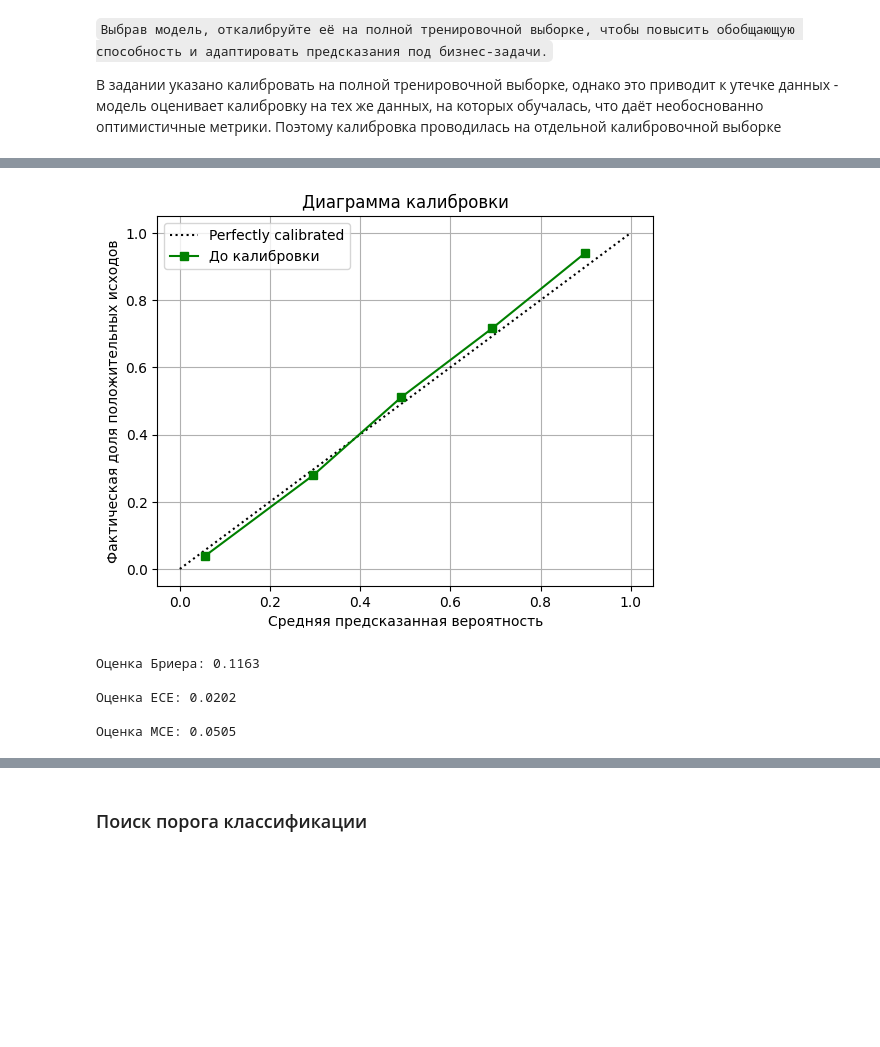
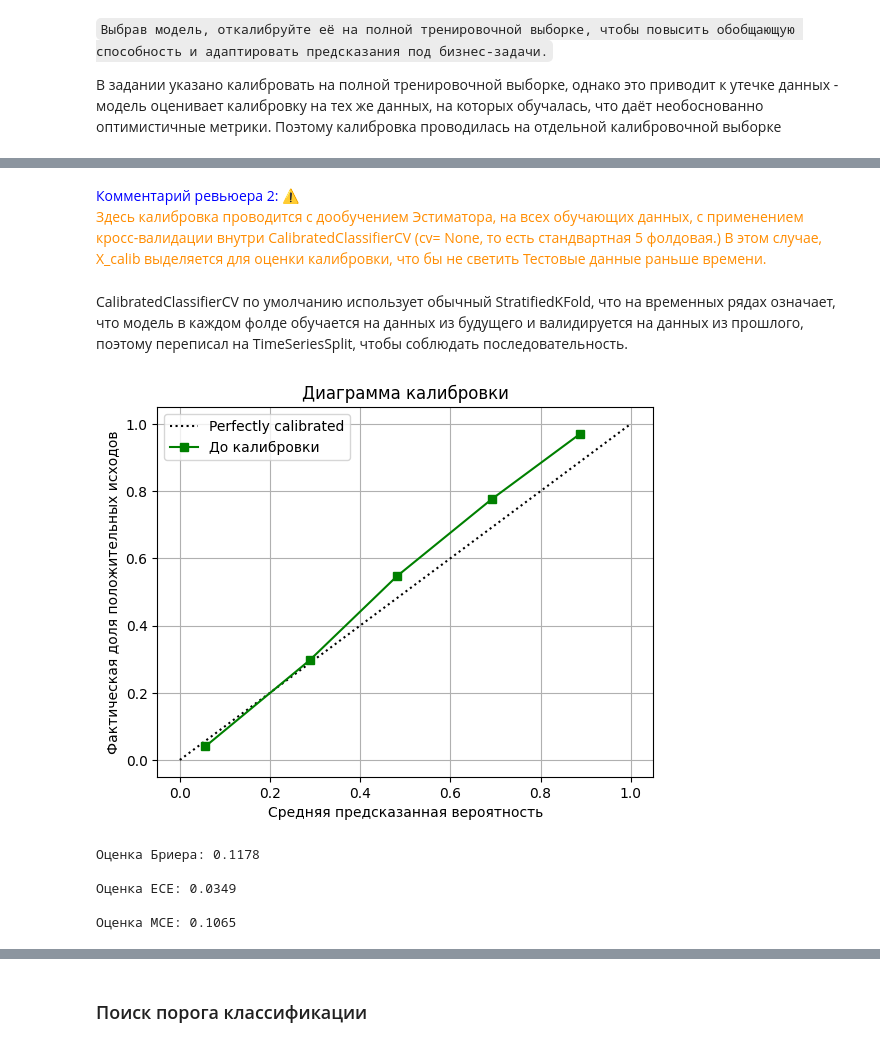
Before and after one commit to KatsayArtemDev/ML, a Jupyter notebook: classification/reservation_cancellation/reservation_cancellation_predictor.ipynb, the cells around one changed output, grey strips where cells are left out. Drawn from its saved outputs; the diff is of its cells as text; code cells hidden in the pictures; blank space fills up the shorter version.

```diff
--- a/classification/reservation_cancellation/reservation_cancellation_predictor.ipynb
+++ b/classification/reservation_cancellation/reservation_cancellation_predictor.ipynb
@@ -633,8 +675,9 @@ merged = merged.sort_values('booking_date')
 
 n = len(merged)
 
-split1 = int(n * .6)
-split2 = int(n * .8)
+TRAIN_RATIO, CALIB_RATIO = 0.6, 0.8
+split1 = int(n * TRAIN_RATIO)
+split2 = int(n * CALIB_RATIO)
 
 train = merged.iloc[:split1]
 calib = merged.iloc[split1:split2]
@@ -645,7 +688,7 @@ print(f"Калиброка: {calib['booking_date'].min().date()} - {calib['booki
 print(f"Тест: {test['booking_date'].min().date()} - {test['booking_date'].max().date()} | Строк: {len(test)}")
 
 rows_per_date = len(train) / train['booking_date'].nunique()
-test_size_groups = int(2000 / rows_per_date)
+test_size_groups = max(1, int(2000 / rows_per_date))
 gtss = GroupTimeSeriesSplit(n_splits=3, test_size=test_size_groups)
 groups = train['booking_date']
 
@@ -676,10 +719,10 @@ multicollinear_columns = [
 ]
 
 num_cols = X_train.select_dtypes('number').columns
-cat_cols = [col for col in X_train.select_dtypes('object').columns if col != 'review_text']
 
-num_cols_without_multicollinear = [col for col in num_cols if col not in multicollinear_columns]
-cat_cols_without_multicollinear = [col for col in cat_cols if col not in multicollinear_columns]
+multicollinear_set = set(multicollinear_columns)
+num_cols_without_multicollinear = [col for col in num_cols if col not in multicollinear_set]
+cat_cols_without_multicollinear = [col for col in cat_cols if col not in multicollinear_set]
 # %%
 linear_preprocessor = ColumnTransformer(
     transformers=[
@@ -1259,7 +1284,7 @@ xgb_base_bp, xgb_ros_bp, xgb_smote_bp = \
 
 def get_params(trial):
     return {
-        "iterations": trial.suggest_int("iterations", 10, 200),
+        "iterations": trial.suggest_int("iterations", 10, 150),
         "depth": trial.suggest_int("depth", 3, 8),
         "learning_rate": trial.suggest_float("learning_rate", 0.01, 0.1, log=True),
         "l2_leaf_reg": trial.suggest_float("l2_leaf_reg", 1, 10, log=True),
@@ -1271,6 +1296,11 @@ cb_fixed_params = {
     "verbose": 0,
 }
 
-cb_base_bp, cb_ros_bp, cb_smote_bp \
-    = run_all_model_variations(CatBoostClassifier, get_params, cb_fixed_params, "Cat Boost", tree_preprocessor)
+cb_fixed_fit_params = {
+    'cat_features': cat_cols,
+    'text_features': ['review_text']
+}
+
+cb_base_bp, cb_ros_bp, _ \
+    = run_all_model_variations(CatBoostClassifier, get_params, cb_fixed_params, "Cat Boost", fit_params=cb_fixed_fit_params)
 # %% [output]
@@ -1348,3 +1383,8 @@ pd.DataFrame(results).sort_values(by='IR', ascending=False) \
+# %% [markdown]
+<span style="color: blue;: bold">Комментарий ревьюера 2: </span> ⚠️\
+<span style="color: darkorange"> Здесь калибровка проводится с дообучением Эстиматора, на всех обучающих данных, с применением кросс-валидации внутри CalibratedClassifierCV (cv= None, то есть стандвартная 5 фолдовая.) В этом случае, X_calib выделяется для оценки калибровки, что бы не светить Тестовые данные раньше времени.</span>
+# %% [markdown]
+CalibratedClassifierCV по умолчанию использует обычный StratifiedKFold, что на временных рядах означает, что модель в каждом фолде обучается на данных из будущего и валидируется на данных из прошлого, поэтому переписал на TimeSeriesSplit, чтобы соблюдать последовательность.
 # %%
 def calculate_ece(y_true, y_prob, n_bins=10):
     bins = np.linspace(0, 1, n_bins + 1)
@@ -1397,20 +1437,20 @@ def check_calibration(y_true, y_proba, label):
 
     mce_score = calculate_mce(y_true, y_proba)
     print(f"\nОценка MCE: {mce_score:.4f}")
+# %%
+best_model = CatBoostClassifier(
+    **cb_fixed_params,
+    **cb_base_bp
+)
 # %%
-best_pipeline = get_smote_pipeline(
-    tree_preprocessor,
-    CatBoostClassifier(**cb_fixed_params, **cb_smote_bp)
-)
-
-best_pipeline.fit(X_train, y_train)
-y_proba_calib = best_pipeline.predict_proba(X_calib)[:, 1]
+best_model.fit(X_train, y_train, **cb_fixed_fit_params)
+y_proba_calib = best_model.predict_proba(X_calib)[:, 1]
 check_calibration(y_calib, y_proba_calib, 'До калибровки')
 # %% [output]
-[figure, old version]
+[figure, new version]
-Оценка Бриера: 0.1163
+Оценка Бриера: 0.1178
 
-Оценка ECE: 0.0202
+Оценка ECE: 0.0349
 
-Оценка MCE: 0.0505
+Оценка MCE: 0.1065
 # %%
```
Also changed, not shown: parts of 52 cells of this notebook.
